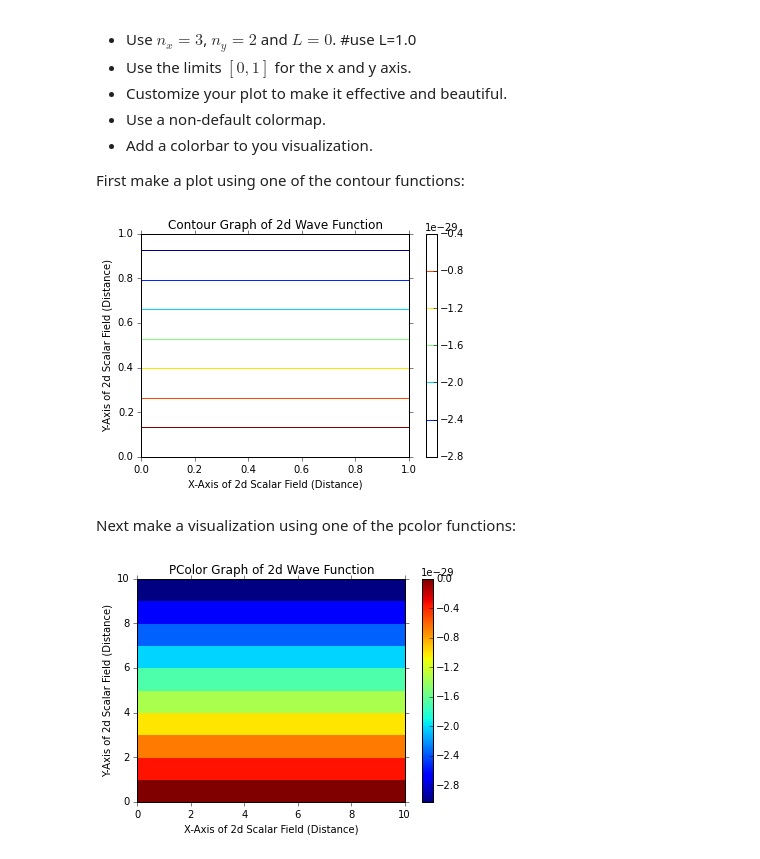
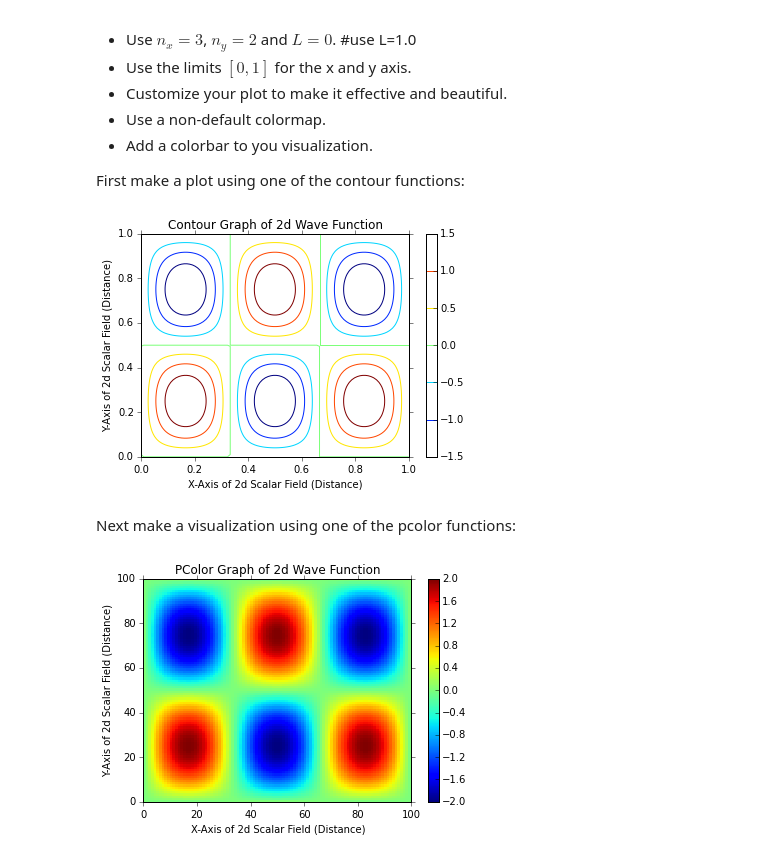
Before and after one commit to JackDi/phys202-2015-work, a Jupyter notebook: assignments/assignment05/MatplotlibEx03.ipynb, the cells around one changed output. Cells and saved outputs as stored; diff of their text form; code cells hidden in the pictures.

```diff
--- a/assignments/assignment05/MatplotlibEx03.ipynb
+++ b/assignments/assignment05/MatplotlibEx03.ipynb
@@ -40,33 +40,19 @@ The `contour`, `contourf`, `pcolor` and `pcolormesh` functions of Matplotlib can
 First make a plot using one of the contour functions:
 # %%
 # YOUR CODE HERE
-x=np.linspace(0,1,10)
-y=np.linspace(0,1,10)
+x, y = np.meshgrid(np.linspace(0, 1.0, 100), np.linspace(0, 1.0, 100))
 z=well2d(x,y,3,2,L=1)
 
-i=0
-j=0
-data=np.empty((10,10))
-while i <10:
-    while j<10:
-        data[[i,j]]=well2d(i,j,3,2,1)
-        j=j+1
-    j=0
-    i=i+1
-
-
-
-data
 
 plt.figure()
-fig=plt.contour(x,y,data)
+fig=plt.contour(x,y,z)
 plt.colorbar()
 plt.title("Contour Graph of 2d Wave Function")
 plt.xlabel("X-Axis of 2d Scalar Field (Distance)")
 plt.ylabel("Y-Axis of 2d Scalar Field (Distance)")
 plt.tick_params(direction='out')
 # %% [output]
-[figure, old version]
+[figure, new version]
 # %%
 assert True # use this cell for grading the contour plot
 # %% [markdown]
@@ -74,13 +60,13 @@ Next make a visualization using one of the pcolor functions:
 # %%
 # YOUR CODE HERE
 # ? plt.pcolor
-plt.pcolor(data)
+plt.pcolor(z)
 plt.colorbar()
 plt.title("PColor Graph of 2d Wave Function")
 plt.xlabel("X-Axis of 2d Scalar Field (Distance)")
 plt.ylabel("Y-Axis of 2d Scalar Field (Distance)")
 plt.tick_params(direction='out')
 # %% [output]
-[figure, old version]
+[figure, new version]
 # %%
 assert True # use this cell for grading the pcolor plot
```
Also changed, not shown: 27 other files.
